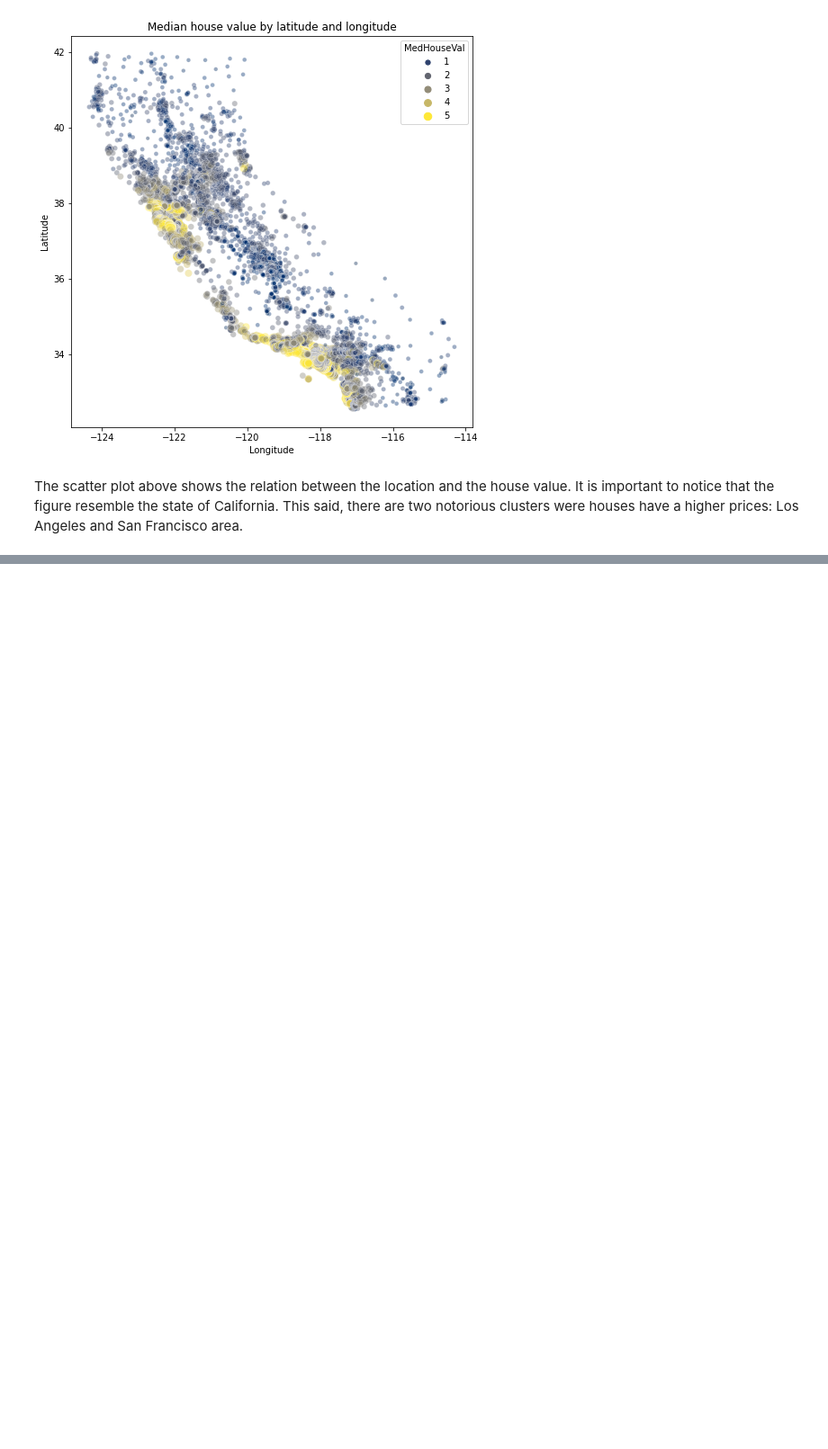
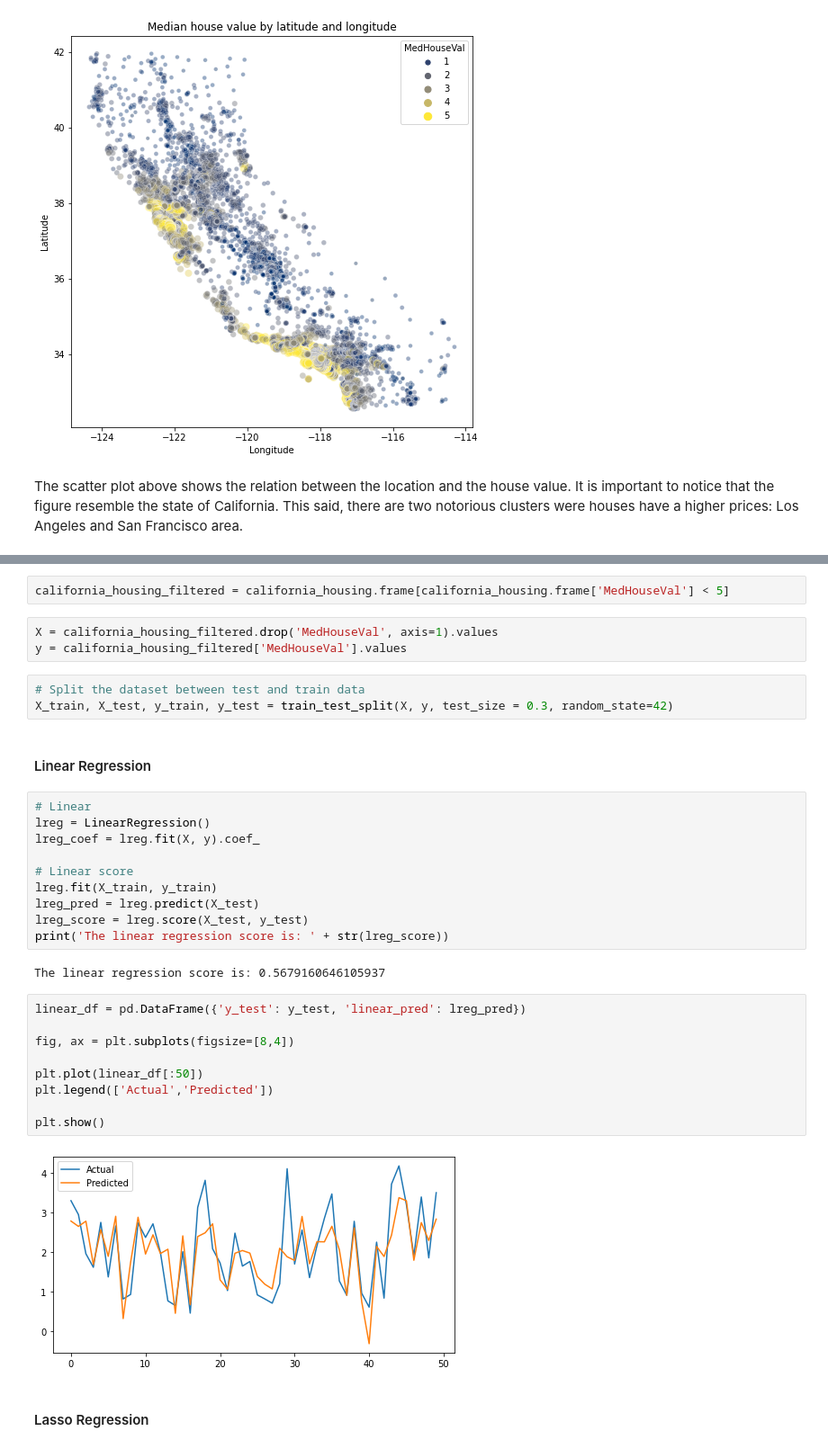
Before and after one commit to aingelmo/portfolio, a Jupyter notebook: house-prices_machine-learning/notebook.ipynb, the cells around one changed output, grey strips where cells are left out. Shown at 90% size. Drawn from its saved outputs; the diff is of its cells as text; blank space fills up the shorter version.

```diff
--- a/house-prices_machine-learning/notebook.ipynb
+++ b/house-prices_machine-learning/notebook.ipynb
@@ -206 +139,36 @@ Let's use the Lasso model now to simulate our regression and check out its accur
+# %%
+california_housing_filtered = california_housing.frame[california_housing.frame['MedHouseVal'] < 5]
+# %%
+X = california_housing_filtered.drop('MedHouseVal', axis=1).values
+y = california_housing_filtered['MedHouseVal'].values
+# %%
+# Split the dataset between test and train data
+X_train, X_test, y_train, y_test = train_test_split(X, y, test_size = 0.3, random_state=42)
+# %% [markdown]
+#### Linear Regression
+# %%
+# Linear
+lreg = LinearRegression()
+lreg_coef = lreg.fit(X, y).coef_
+
+# Linear score
+lreg.fit(X_train, y_train)
+lreg_pred = lreg.predict(X_test)
+lreg_score = lreg.score(X_test, y_test)
+print('The linear regression score is: ' + str(lreg_score))
+# %% [output]
+The linear regression score is: 0.5679160646105937
+# %%
+linear_df = pd.DataFrame({'y_test': y_test, 'linear_pred': lreg_pred})
+
+fig, ax = plt.subplots(figsize=[8,4])
+
+plt.plot(linear_df[:50])
+plt.legend(['Actual','Predicted'])
+
+plt.show()
+# %% [output]
+[figure, added]
+# %% [markdown]
+#### Lasso Regression
 # %%
```
Also changed, not shown: parts of 33 cells of this notebook.
